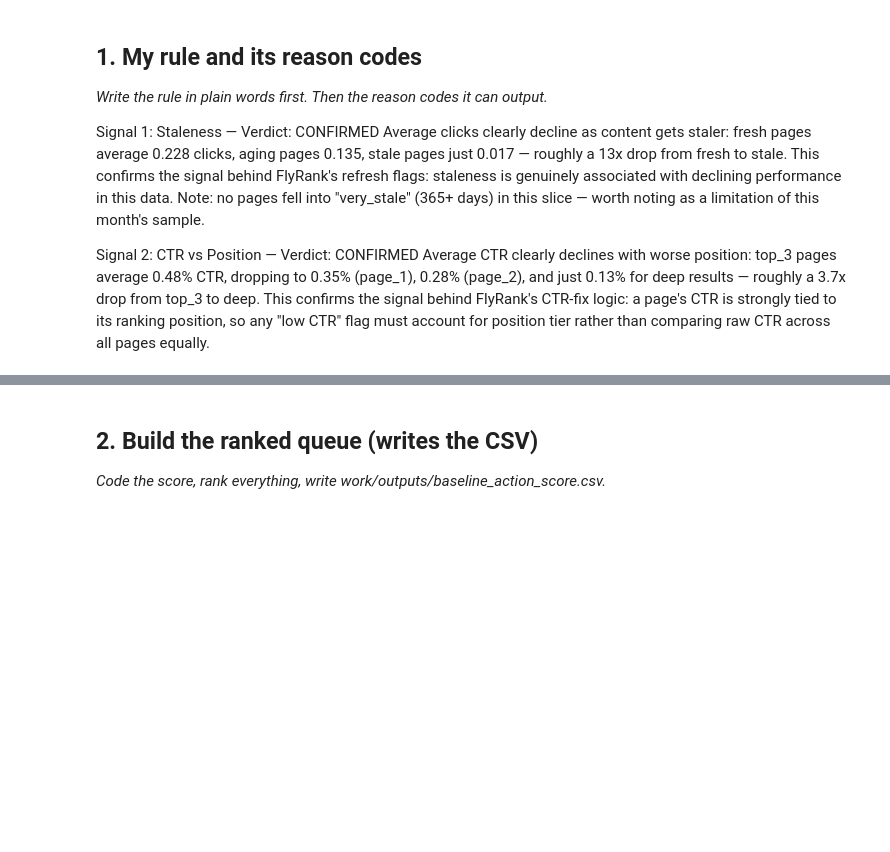
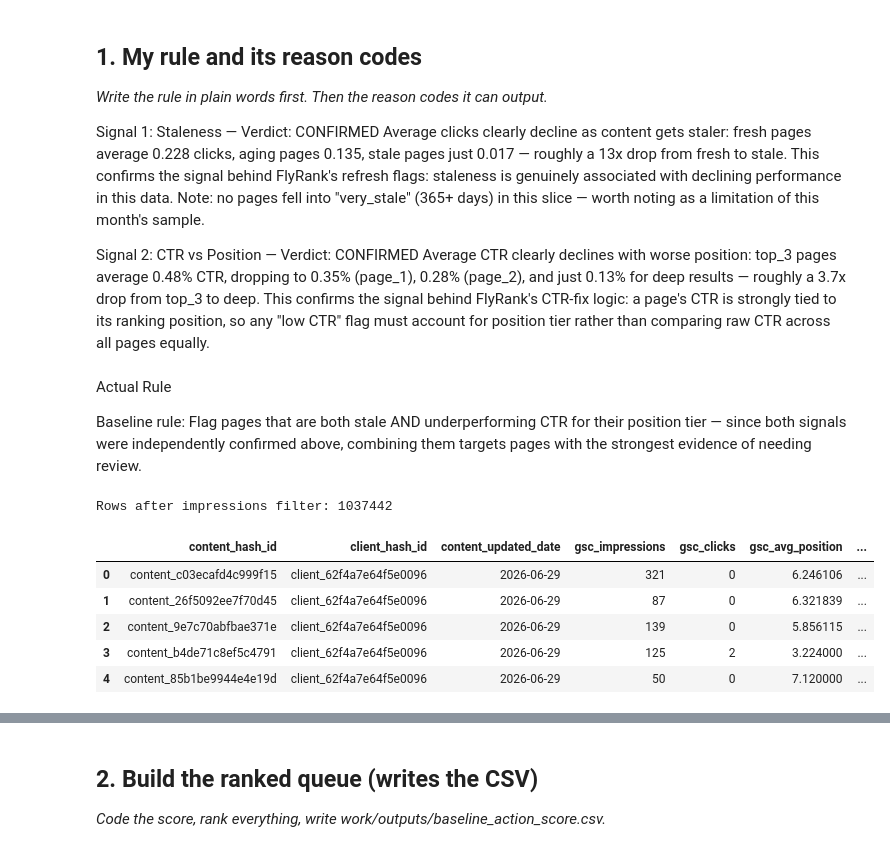
Before and after one commit to codingsheep17/flyrank-ml-internship, a Jupyter notebook: work/notebooks/w04_baseline_score.ipynb, the cells around one changed output, grey strips where cells are left out. Drawn from its saved outputs; the diff is of its cells as text; code cells hidden in the pictures; blank space fills up the shorter version.

```diff
--- a/work/notebooks/w04_baseline_score.ipynb
+++ b/work/notebooks/w04_baseline_score.ipynb
@@ -132,6 +132,36 @@ Average clicks clearly decline as content gets staler: fresh pages average 0.228
 
 Signal 2: CTR vs Position — Verdict: CONFIRMED
 Average CTR clearly declines with worse position: top_3 pages average 0.48% CTR, dropping to 0.35% (page_1), 0.28% (page_2), and just 0.13% for deep results — roughly a 3.7x drop from top_3 to deep. This confirms the signal behind FlyRank's CTR-fix logic: a page's CTR is strongly tied to its ranking position, so any "low CTR" flag must account for position tier rather than comparing raw CTR across all pages equally.
+# %% [markdown]
+Actual Rule
+
+Baseline rule: Flag pages that are both stale AND underperforming CTR for their position tier — since both signals were independently confirmed above, combining them targets pages with the strongest evidence of needing review.
 # %%
 # This cell is for CODE (numbers, a query, a check).
 # Write your text answer in the cell ABOVE this one — typing sentences here breaks Run All.
+baseline_df = con.sql("""
+SELECT
+    f.content_hash_id,
+    f.client_hash_id,
+    d.content_updated_date,
+    f.gsc_impressions,
+    f.gsc_clicks,
+    f.gsc_avg_position,
+    (f.gsc_clicks * 1.0 / NULLIF(f.gsc_impressions, 0)) as ctr,
+    DATE_DIFF('day', d.content_updated_date, DATE '2026-03-31') as days_stale
+FROM 'hf://datasets/FlyRank/internship-warehouse/fact_content_daily_performance/month=2026-03/*.parquet' f
+JOIN 'hf://datasets/FlyRank/internship-warehouse/dim_content.parquet' d
+ON f.content_hash_id = d.content_hash_id
+WHERE f.gsc_data_available IS TRUE AND f.gsc_impressions >= 50
+""").df()
+
+print(f"Rows after impressions filter: {len(baseline_df)}")
+baseline_df.head()
+# %% [output]
+Rows after impressions filter: 1037442
+|  | content_hash_id | client_hash_id | content_updated_date | gsc_impressions | gsc_clicks | gsc_avg_position | ... |
+| 0 | content_c03ecafd4c999f15 | client_62f4a7e64f5e0096 | 2026-06-29 | 321 | 0 | 6.246106 | ... |
+| 1 | content_26f5092ee7f70d45 | client_62f4a7e64f5e0096 | 2026-06-29 | 87 | 0 | 6.321839 | ... |
+| 2 | content_9e7c70abfbae371e | client_62f4a7e64f5e0096 | 2026-06-29 | 139 | 0 | 5.856115 | ... |
+| 3 | content_b4de71c8ef5c4791 | client_62f4a7e64f5e0096 | 2026-06-29 | 125 | 2 | 3.224000 | ... |
+| 4 | content_85b1be9944e4e19d | client_62f4a7e64f5e0096 | 2026-06-29 | 50 | 0 | 7.120000 | ... |
```
Also changed, not shown: parts of 4 cells of this notebook.
